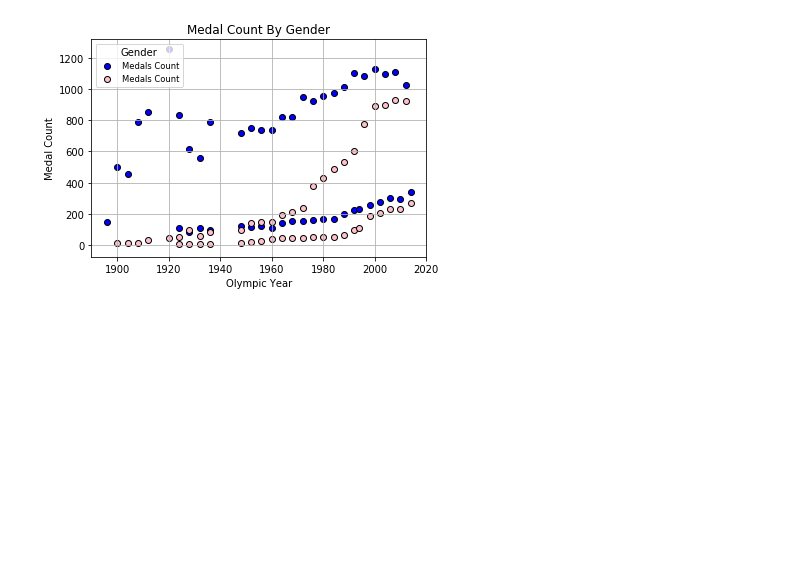
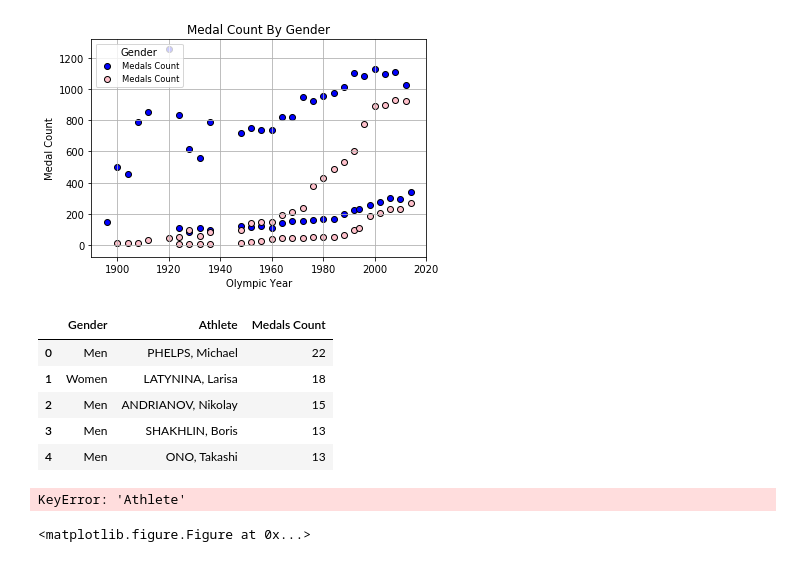
Before and after one commit to brittney-joyce/Olympic-Data-Analysis, a Jupyter notebook: Olympic_Medal_Analysis.ipynb, the cells around one changed output. Saved outputs shown, nothing was run; the diff lists cells and outputs as text; code cells hidden in the pictures; blank space fills up the shorter version.

```diff
--- a/Olympic_Medal_Analysis.ipynb
+++ b/Olympic_Medal_Analysis.ipynb
@@ -64,5 +64,42 @@ plt.legend(fontsize="small", mode="Expanded",
 plt.show()
 # %% [output]
 [figure]
+# %%
+#Athlete Analyis
+athlete_analysis = pd.DataFrame({"Medals Count":medals_df.groupby(['Gender', 'Athlete']).size()}) #.groupby(['Gender','Year'])
+men = gender_analysis[gender_analysis["Gender"] == "Men"]
+women = gender_analysis[gender_analysis["Gender"] == "Women"]
+athlete_analysis.sort_values(by='Medals Count', ascending=False, inplace=True)
+athlete_analysis.reset_index().head()
+# %% [output]
+|  | Gender | Athlete | Medals Count |
+| 0 | Men | PHELPS, Michael | 22 |
+| 1 | Women | LATYNINA, Larisa | 18 |
+| 2 | Men | ANDRIANOV, Nikolay | 15 |
+| 3 | Men | SHAKHLIN, Boris | 13 |
+| 4 | Men | ONO, Takashi | 13 |
+# %%
+x_axis = np.arange(len(athlete_analysis))
+tick_locations = [value+0.4 for value in x_axis]
+
+plt.figure(figsize=(20,3))
+plt.bar(x_axis, athlete_analysis["Medals Count"], color='r', alpha=0.5, align="edge")
+plt.xticks(tick_locations, athlete_analysis["Athlete"], rotation="vertical")
+
+plt.xlim(-0.25, len(x_axis))
+plt.ylim(0, max(athlete_analysis["Medals Count"])+10)
+
+plt.title("Top Olympic Athletes")
+plt.xlabel("Athlete")
+plt.ylabel("Total Medals")
+
+plt.show()
+
+#plt.bar(x_axis,Medals Count, color="b", align="edge")
+#plt.bar(women['Athlete'], women['Medals Count'])
+#plt.show()
+# %% [output]
+KeyError: 'Athlete'
+<matplotlib.figure.Figure at 0x...>
 # %%
 #Athlete Analysis
```
Also changed, not shown: parts of 3 cells of this notebook.
